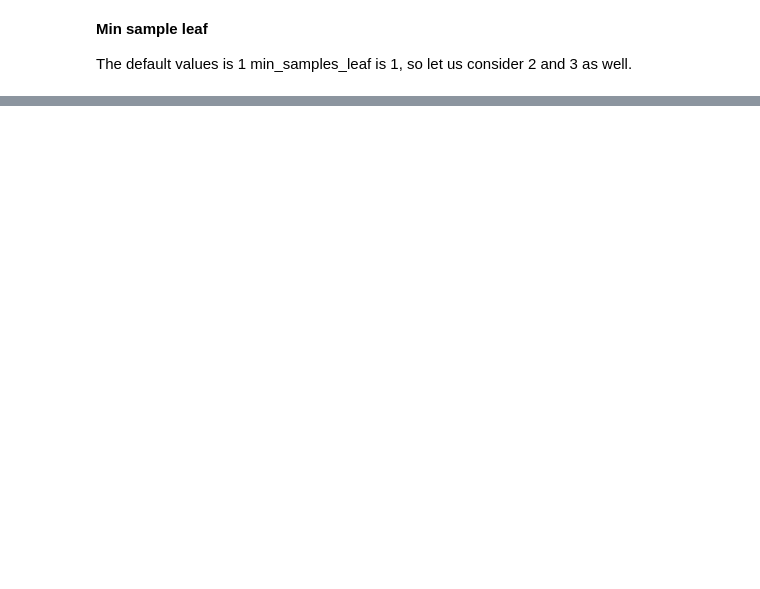
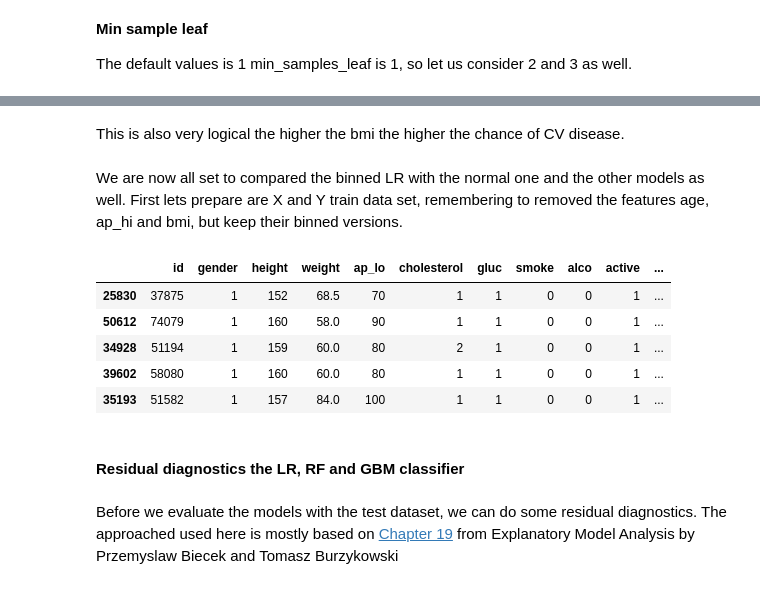
Before and after one commit to DimitriyDashinov/Cardiovascular-Diseases, a Jupyter notebook: Cardio_classification_model.ipynb, the cells around one changed output, grey strips where cells are left out. Saved outputs shown, nothing was run; the diff lists cells and outputs as text; code cells hidden in the pictures; blank space fills up the shorter version.

Commit message:
LogReg binned added, but not run yet

```diff
--- a/Cardio_classification_model.ipynb
+++ b/Cardio_classification_model.ipynb
@@ -690,0 +908,20 @@ We see the min_samples_leaf of 5 works best
+# %%
+def feature_binning(df):
+    '''Bin the continuos variables for the LogReg'''
+    ds = df.copy()
+    # 1. ap_hi binning
+    bincuts = [-np.inf, 100, 119, 120, np.inf]
+    ds['ap_hi_bin'] = pd.cut(
+        ds['ap_hi'].fillna(0), bins=bincuts, right=True, labels=False).astype('str')
+
+    # 2. bmi binning
+    bincuts = [-np.inf, 22, 25, 27, 30, 35, np.inf]
+    ds['bmi_bin'] = pd.cut(
+        ds['bmi'].fillna(0), bins=bincuts, right=True, labels=False).astype('str')
+
+    # 3. age binning
+    bincuts = [-np.inf, 14000, 15000, 16000, 17000, 18000, 19000, 20000, 21000, 22000, 23000, 24000, np.inf]
+    ds['age_bin'] = pd.cut(
+        ds['age'].fillna(0), bins=bincuts, right=True, labels=False).astype('str')
+
+    return ds
@@ -690,0 +997,15 @@ We see the min_samples_leaf of 5 works best
+# %% [markdown]
+This is also very logical the higher the bmi the higher the chance of CV disease.
+# %% [markdown]
+We are now all set to compared the binned LR with the normal one and the other models as well. First lets prepare are X and Y train data set, remembering to removed the features age, ap_hi and bmi, but keep their binned versions.
+# %%
+X_train_LR = df_train.drop(['cardio', 'ap_hi', 'age', 'bmi'], axis=1)
+y_train_LR = df_train['cardio']
+X_train_LR.head()
+# %% [output]
+|  | id | gender | height | weight | ap_lo | cholesterol | gluc | smoke | alco | active | ... |
+| 25830 | 37875 | 1 | 152 | 68.5 | 70 | 1 | 1 | 0 | 0 | 1 | ... |
+| 50612 | 74079 | 1 | 160 | 58.0 | 90 | 1 | 1 | 0 | 0 | 1 | ... |
+| 34928 | 51194 | 1 | 159 | 60.0 | 80 | 2 | 1 | 0 | 0 | 1 | ... |
+| 39602 | 58080 | 1 | 160 | 60.0 | 80 | 1 | 1 | 0 | 0 | 1 | ... |
+| 35193 | 51582 | 1 | 157 | 84.0 | 100 | 1 | 1 | 0 | 0 | 1 | ... |
@@ -690,0 +1052,4 @@ We see the min_samples_leaf of 5 works best
+# %% [markdown]
+#### Residual diagnostics the LR, RF and GBM classifier
+# %% [markdown]
+Before we evaluate the models with the test dataset, we can do some residual diagnostics. The approached used here is mostly based on [Chapter 19](https://ema.drwhy.ai/residualDiagnostic.html#MethodResidualDiagnostic) from Explanatory Model Analysis by Przemyslaw Biecek and Tomasz Burzykowski
```
Also changed, not shown: parts of 76 cells of this notebook.
